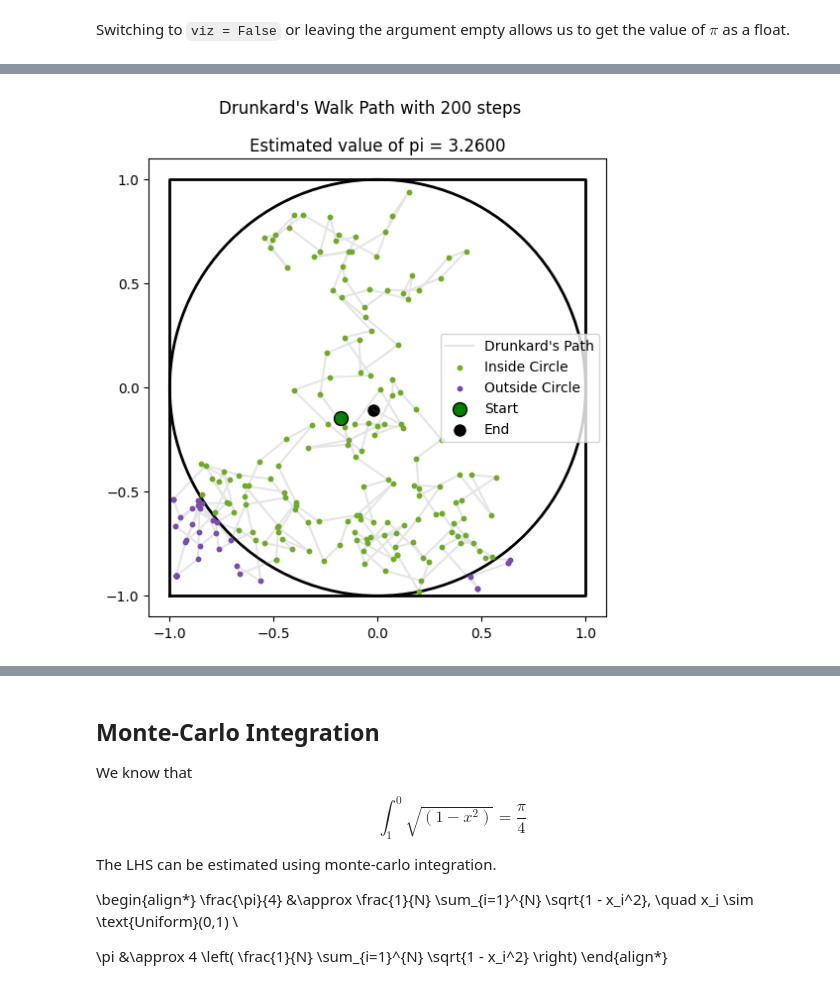
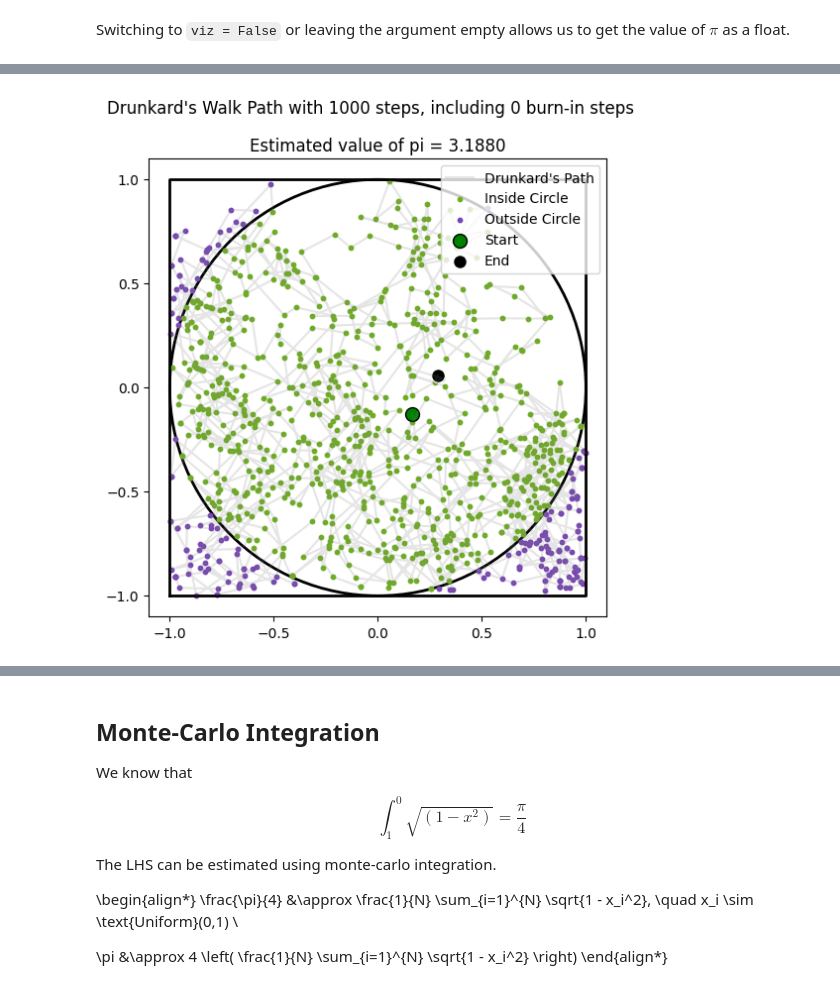
Before and after one commit to kunzhi-yu/pyeatspi, a Jupyter notebook: demo.ipynb, the cells around one changed output, grey strips where cells are left out. Cells and saved outputs as stored; diff of their text form; code cells hidden in the pictures.

```diff
--- a/demo.ipynb
+++ b/demo.ipynb
@@ -45,7 +49,4 @@ Furthermore, you should experiment with the `step_size` parameter to explore its
-# %%
-pie = pyeatspi.estimate(sample_size=200, method="drunkard", viz=True)
-
-# You can also specify the step size, the default is 0.2
-# pyeatspi.estimate(sample_size=200, method="drunkard", step_size=0.1, viz=True)
-# %% [output]
-[figure, removed]
+# %%
+pie = pyeatspi.estimate(sample_size=1000, method="drunkard", viz=True)
+# %% [output]
+[figure, added]
```
Also changed, not shown: parts of 11 cells of this notebook, 2 other files.
